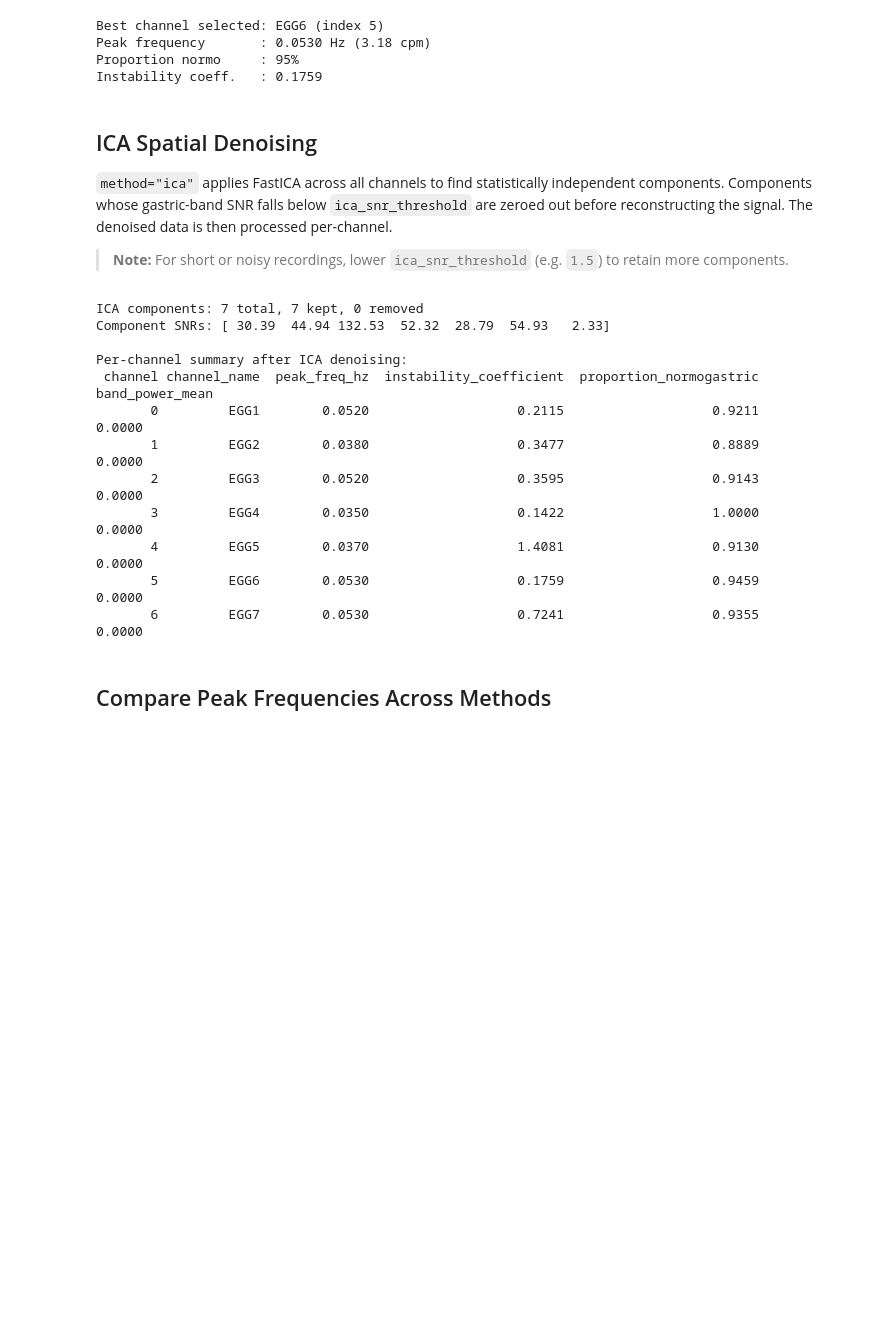
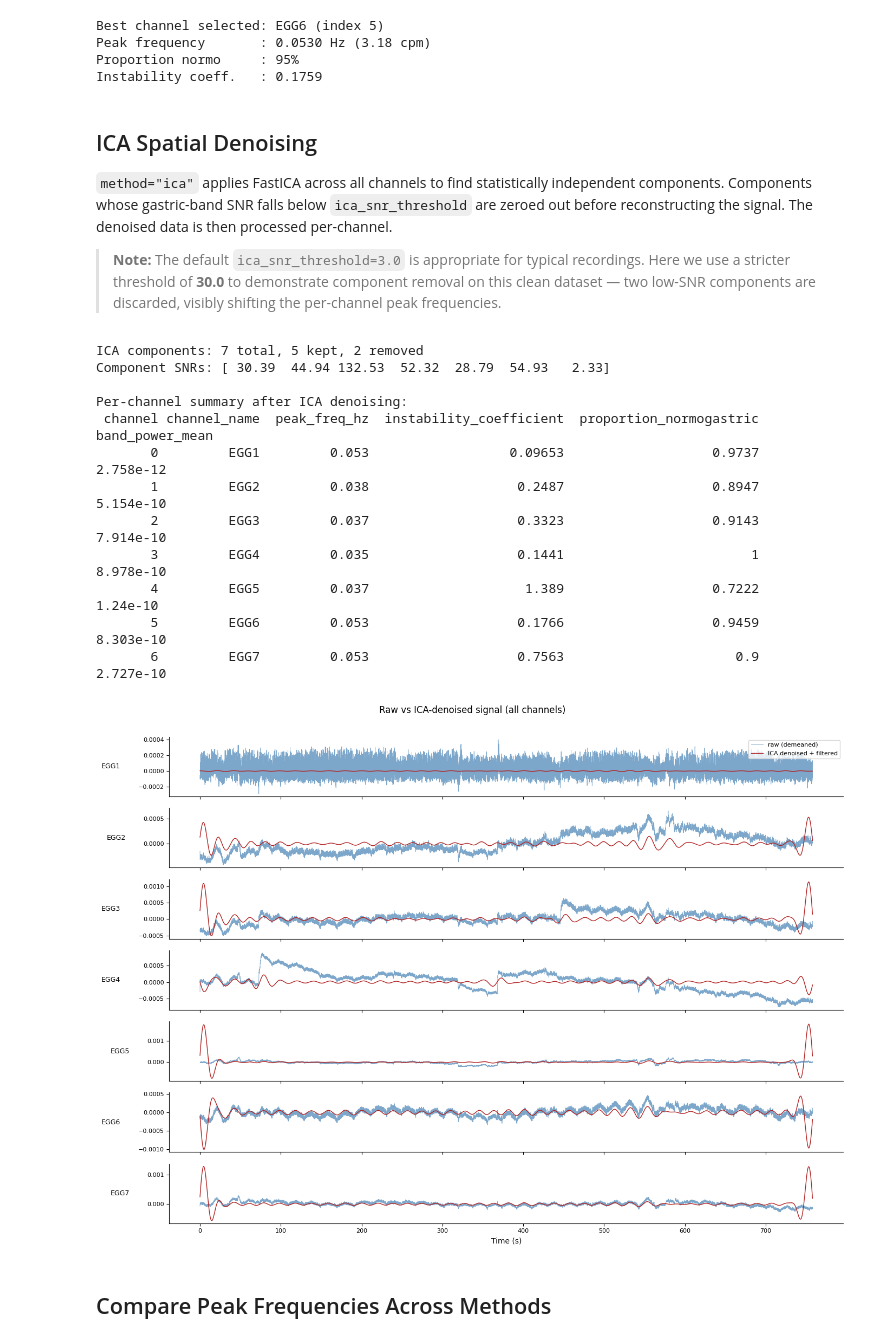
Before and after one commit to embodied-computation-group/gastropy, a Jupyter notebook: docs/examples/multichannel_processing.ipynb, the cells around one changed output. Drawn from its saved outputs; the diff is of its cells as text; code cells hidden in the pictures; blank space fills up the shorter version.

```diff
--- a/docs/examples/multichannel_processing.ipynb
+++ b/docs/examples/multichannel_processing.ipynb
@@ -83,14 +83,21 @@ independent components. Components whose gastric-band SNR falls below
 `ica_snr_threshold` are zeroed out before reconstructing the signal.
 The denoised data is then processed per-channel.
 
-> **Note:** For short or noisy recordings, lower `ica_snr_threshold`
-> (e.g. `1.5`) to retain more components.
+> **Note:** The default `ica_snr_threshold=3.0` is appropriate for typical
+> recordings. Here we use a stricter threshold of **30.0** to demonstrate
+> component removal on this clean dataset — two low-SNR components are
+> discarded, visibly shifting the per-channel peak frequencies.
 # %%
-result_ica = gp.egg_process_multichannel(
-    signal, sfreq, method="ica",
-    ica_snr_threshold=1.5,
-    ica_random_state=42,
-)
+import warnings
+from sklearn.exceptions import ConvergenceWarning
+
+with warnings.catch_warnings():
+    warnings.simplefilter("ignore", ConvergenceWarning)
+    result_ica = gp.egg_process_multichannel(
+        signal, sfreq, method="ica",
+        ica_snr_threshold=30.0,
+        ica_random_state=42,
+    )
 
 ica_info = result_ica["ica_info"]
 print(f"ICA components: {ica_info['n_components']} total, "
@@ -100,20 +107,44 @@ print(f"Component SNRs: {ica_info['component_snr'].round(2)}")
 print("\nPer-channel summary after ICA denoising:")
 ica_summary = result_ica["summary"].copy()
 ica_summary.insert(1, "channel_name", ch_names)
-print(ica_summary.to_string(index=False, float_format="{:.4f}".format))
+print(ica_summary.to_string(index=False, float_format="{:.4g}".format))
 # %% [output]
-ICA components: 7 total, 7 kept, 0 removed
+ICA components: 7 total, 5 kept, 2 removed
 Component SNRs: [ 30.39  44.94 132.53  52.32  28.79  54.93   2.33]
 
 Per-channel summary after ICA denoising:
  channel channel_name  peak_freq_hz  instability_coefficient  proportion_normogastric  band_power_mean
-       0         EGG1        0.0520                   0.2115                   0.9211           0.0000
-       1         EGG2        0.0380                   0.3477                   0.8889           0.0000
-       2         EGG3        0.0520                   0.3595                   0.9143           0.0000
-       3         EGG4        0.0350                   0.1422                   1.0000           0.0000
-       4         EGG5        0.0370                   1.4081                   0.9130           0.0000
-       5         EGG6        0.0530                   0.1759                   0.9459           0.0000
-       6         EGG7        0.0530                   0.7241                   0.9355           0.0000
+       0         EGG1         0.053                  0.09653                   0.9737        2.758e-12
+       1         EGG2         0.038                   0.2487                   0.8947        5.154e-10
+       2         EGG3         0.037                   0.3323                   0.9143        7.914e-10
+       3         EGG4         0.035                   0.1441                        1        8.978e-10
+       4         EGG5         0.037                    1.389                   0.7222         1.24e-10
+       5         EGG6         0.053                   0.1766                   0.9459        8.303e-10
+       6         EGG7         0.053                   0.7563                      0.9        2.727e-10
+# %%
+# Compare raw vs ICA-denoised timeseries for each channel
+# Pull the denoised channel signals from the per-channel results
+fig, axes = plt.subplots(len(ch_names), 1, figsize=(14, 10), sharex=True)
+t = np.arange(signal.shape[1]) / sfreq
+
+for i, (ax, name) in enumerate(zip(axes, ch_names)):
+    raw_ch = signal[i] - signal[i].mean()
+    ica_ch_signals = result_ica["channels"][i][0]
+    ica_filtered = ica_ch_signals["filtered"].values
+    ax.plot(t, raw_ch, lw=0.6, color="steelblue", alpha=0.7, label="raw (demeaned)")
+    ax.plot(t, ica_filtered, lw=1.0, color="firebrick", label="ICA denoised + filtered")
+    ax.set_ylabel(name, rotation=0, labelpad=36, va="center", fontsize=9)
+    ax.tick_params(labelsize=8)
+    ax.spines["top"].set_visible(False)
+    ax.spines["right"].set_visible(False)
+
+axes[0].legend(loc="upper right", fontsize=8)
+axes[-1].set_xlabel("Time (s)")
+fig.suptitle("Raw vs ICA-denoised signal (all channels)", y=1.01)
+fig.tight_layout()
+plt.show()
+# %% [output]
+[figure, added]
 # %% [markdown]
 ## Compare Peak Frequencies Across Methods
 # %%
```
Also changed, not shown: parts of 2 cells of this notebook.
